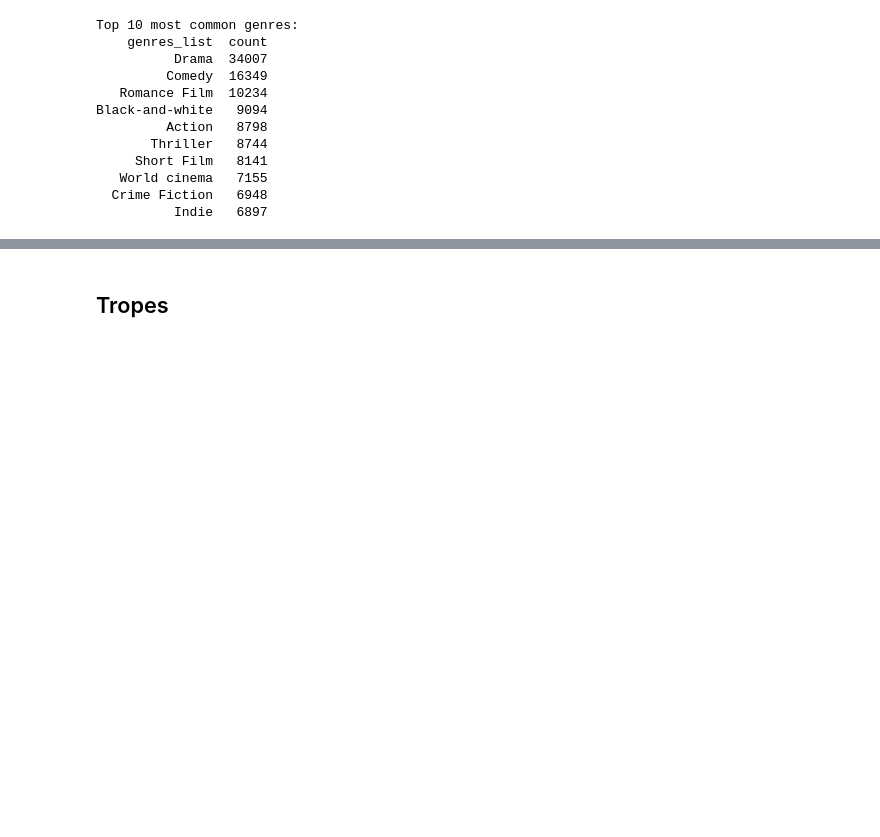
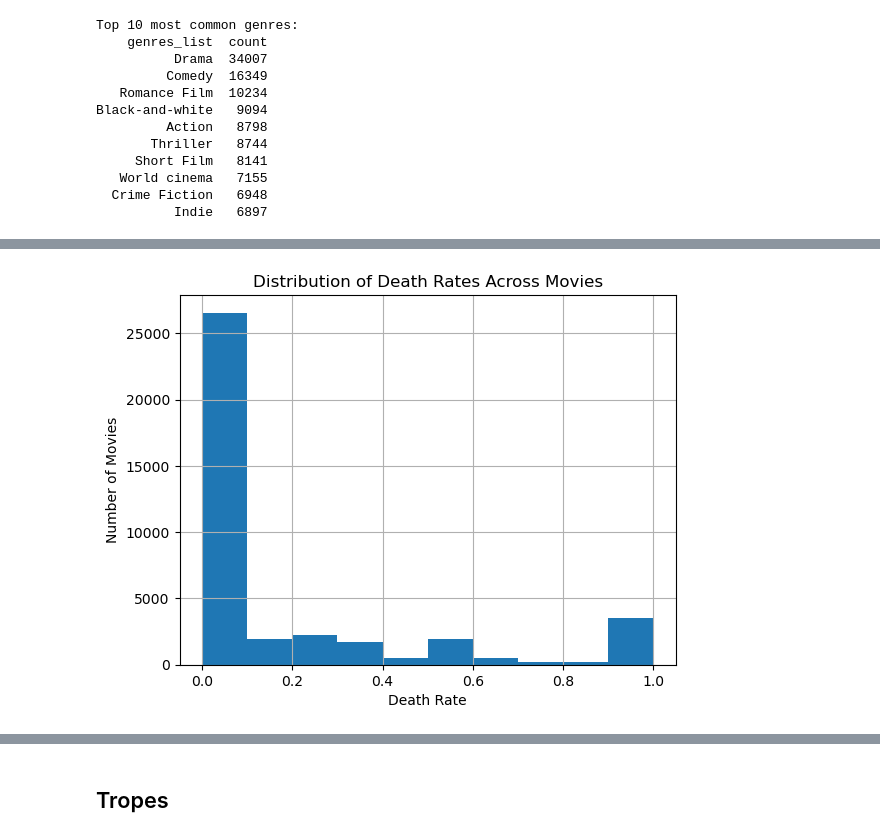
Before and after one commit to epfl-ada/ada-2024-project-nhsvd, a Jupyter notebook: datastory/part5-final-analysis.ipynb, the cells around one changed output, grey strips where cells are left out. Saved outputs shown, nothing was run; the diff lists cells and outputs as text; code cells hidden in the pictures; blank space fills up the shorter version.

```diff
--- a/notebooks/death_rate_analysis.ipynb
+++ b/datastory/part5-final-analysis.ipynb
@@ -12,7 +12,7 @@ from pathlib import Path
 from matplotlib.ticker import MaxNLocator
 # %%
 # !!! provide your own data directory for final processed csv-tables !!!
-data_dir = Path('../data/final/')
+data_dir = Path('../data/csv/')
 
 df_characters = pd.read_csv(data_dir / 'characters.csv')
 df_movies = pd.read_csv(data_dir / 'movies.csv')
@@ -86,0 +89,3 @@ Black-and-white   9094
+# %%
+death_rate_per_movie = df_characters.groupby('wikipedia_movie_id')['died'].mean()
+print(death_rate_per_movie.describe())
@@ -86,0 +102,8 @@ Black-and-white   9094
+# %%
+death_rate_per_movie.hist(bins=10)
+plt.xlabel('Death Rate')
+plt.ylabel('Number of Movies')
+plt.title('Distribution of Death Rates Across Movies')
+plt.show()
+# %% [output]
+[figure, added]
```
Also changed, not shown: parts of 4 cells of this notebook, 3 other files.
